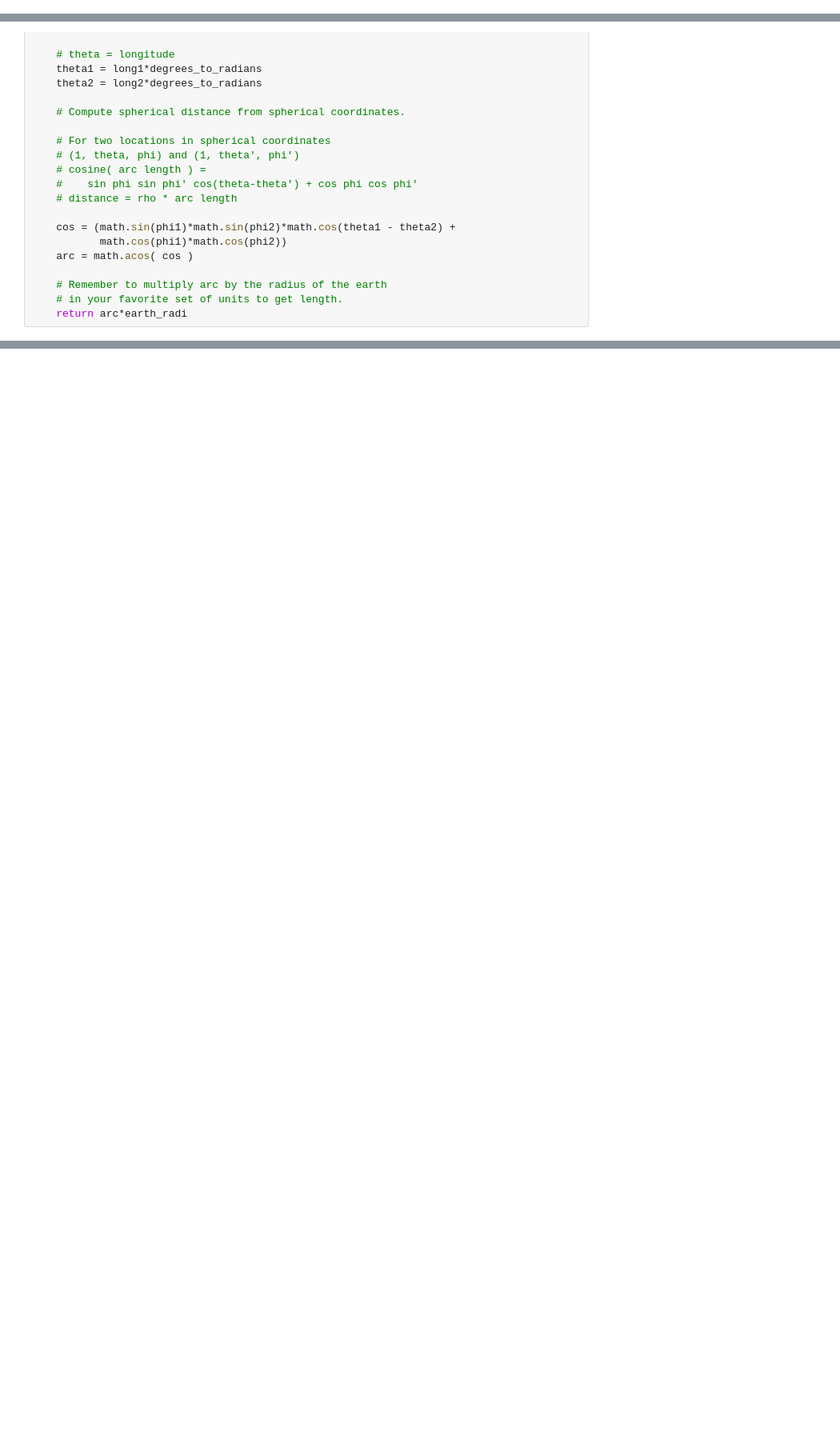
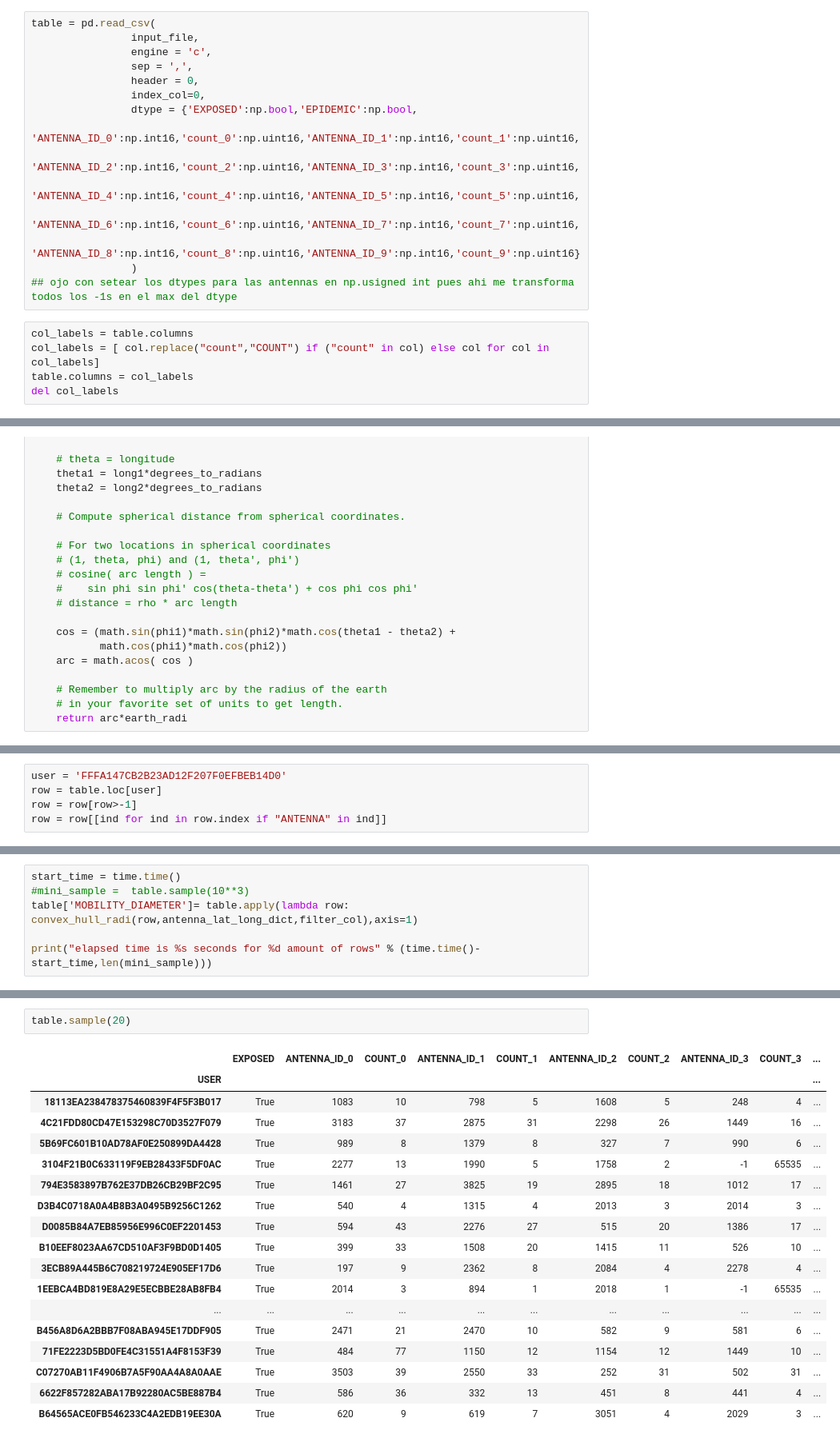
Before and after one commit to jdemonasterio/Tesis, a Jupyter notebook: User_antenna mapping.ipynb, the cells around one changed output, grey strips where cells are left out. Shown at 80% size. Drawn from its saved outputs; the diff is of its cells as text; blank space fills up the shorter version.

```diff
--- a/User_antenna mapping.ipynb
+++ b/User_antenna mapping.ipynb
@@ -362,3 +343,23 @@ test_table =test_table.join(antennas['EPIDEMIC'], on='AntennaID_0')
+# %%
+table = pd.read_csv(
+                input_file,
+                engine = 'c',
+                sep = ',',
+                header = 0,
+                index_col=0,
+                dtype = {'EXPOSED':np.bool,'EPIDEMIC':np.bool,
+                         'ANTENNA_ID_0':np.int16,'count_0':np.uint16,'ANTENNA_ID_1':np.int16,'count_1':np.uint16,
+                         'ANTENNA_ID_2':np.int16,'count_2':np.uint16,'ANTENNA_ID_3':np.int16,'count_3':np.uint16,
+                        'ANTENNA_ID_4':np.int16,'count_4':np.uint16,'ANTENNA_ID_5':np.int16,'count_5':np.uint16,
+                        'ANTENNA_ID_6':np.int16,'count_6':np.uint16,'ANTENNA_ID_7':np.int16,'count_7':np.uint16,
+                        'ANTENNA_ID_8':np.int16,'count_8':np.uint16,'ANTENNA_ID_9':np.int16,'count_9':np.uint16}
+                )
+## ojo con setear los dtypes para las antennas en np.usigned int pues ahi me transforma todos los -1s en el max del dtype
+# %%
+col_labels = table.columns
+col_labels = [ col.replace("count","COUNT") if ("count" in col) else col for col in col_labels]
+table.columns = col_labels
+del col_labels
 # %%
 #df['new_col'] = zip(df.lat, df.long)
 antenna_lat_long_dict = dict(zip(antennas.index.values, zip(antennas.LATITUDE,antennas.LONGITUDE)))
@@ -560,0 +430,5 @@ Name: 1527936, dtype: object
+# %%
+user = 'FFFA147CB2B23AD12F207F0EFBEB14D0'
+row = table.loc[user]
+row = row[row>-1]
+row = row[[ind for ind in row.index if "ANTENNA" in ind]]
@@ -560,0 +545,6 @@ Name: 1527936, dtype: object
+# %%
+start_time = time.time()
+#mini_sample =  table.sample(10**3)
+table['MOBILITY_DIAMETER']= table.apply(lambda row: convex_hull_radi(row,antenna_lat_long_dict,filter_col),axis=1)
+
+print("elapsed time is %s seconds for %d amount of rows" % (time.time()-start_time,len(mini_sample)))
@@ -560,0 +664,21 @@ Name: 1527936, dtype: object
+# %%
+table.sample(20)
+# %% [output]
+|  | EXPOSED | ANTENNA_ID_0 | COUNT_0 | ANTENNA_ID_1 | COUNT_1 | ANTENNA_ID_2 | COUNT_2 | ANTENNA_ID_3 | COUNT_3 | ... |
+| USER |  |  |  |  |  |  |  |  |  | ... |
+| 18113EA238478375460839F4F5F3B017 | True | 1083 | 10 | 798 | 5 | 1608 | 5 | 248 | 4 | ... |
+| 4C21FDD80CD47E153298C70D3527F079 | True | 3183 | 37 | 2875 | 31 | 2298 | 26 | 1449 | 16 | ... |
+| 5B69FC601B10AD78AF0E250899DA4428 | True | 989 | 8 | 1379 | 8 | 327 | 7 | 990 | 6 | ... |
+| 3104F21B0C633119F9EB28433F5DF0AC | True | 2277 | 13 | 1990 | 5 | 1758 | 2 | -1 | 65535 | ... |
+| 794E3583897B762E37DB26CB29BF2C95 | True | 1461 | 27 | 3825 | 19 | 2895 | 18 | 1012 | 17 | ... |
+| D3B4C0718A0A4B8B3A0495B9256C1262 | True | 540 | 4 | 1315 | 4 | 2013 | 3 | 2014 | 3 | ... |
+| D0085B84A7EB85956E996C0EF2201453 | True | 594 | 43 | 2276 | 27 | 515 | 20 | 1386 | 17 | ... |
+| B10EEF8023AA67CD510AF3F9BD0D1405 | True | 399 | 33 | 1508 | 20 | 1415 | 11 | 526 | 10 | ... |
+| 3ECB89A445B6C708219724E905EF17D6 | True | 197 | 9 | 2362 | 8 | 2084 | 4 | 2278 | 4 | ... |
+| 1EEBCA4BD819E8A29E5ECBBE28AB8FB4 | True | 2014 | 3 | 894 | 1 | 2018 | 1 | -1 | 65535 | ... |
+| ... | ... | ... | ... | ... | ... | ... | ... | ... | ... | ... |
+| B456A8D6A2BBB7F08ABA945E17DDF905 | True | 2471 | 21 | 2470 | 10 | 582 | 9 | 581 | 6 | ... |
+| 71FE2223D5BD0FE4C31551A4F8153F39 | True | 484 | 77 | 1150 | 12 | 1154 | 12 | 1449 | 10 | ... |
+| C07270AB11F4906B7A5F90AA4A8A0AAE | True | 3503 | 39 | 2550 | 33 | 252 | 31 | 502 | 31 | ... |
+| 6622F857282ABA17B92280AC5BE887B4 | True | 586 | 36 | 332 | 13 | 451 | 8 | 441 | 4 | ... |
+| B64565ACE0FB546233C4A2EDB19EE30A | True | 620 | 9 | 619 | 7 | 3051 | 4 | 2029 | 3 | ... |
```
Also changed, not shown: parts of 68 cells of this notebook, 3 other files.
